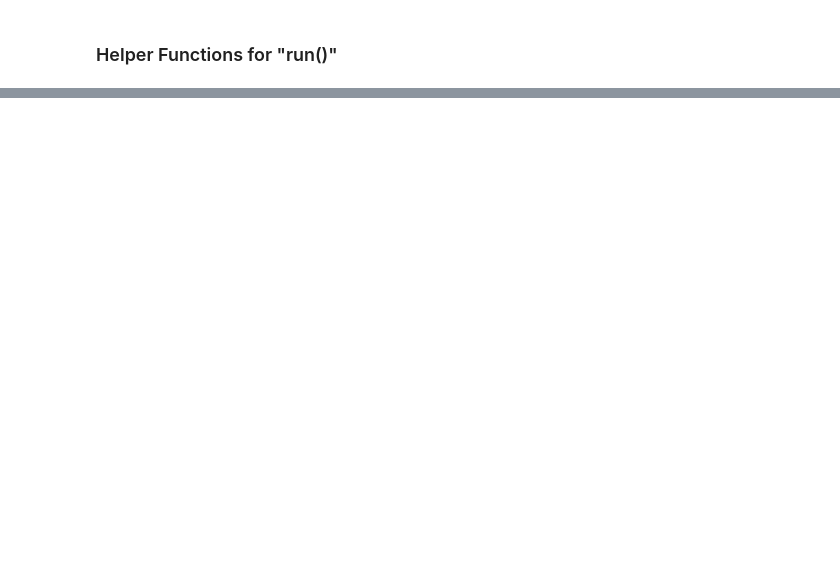
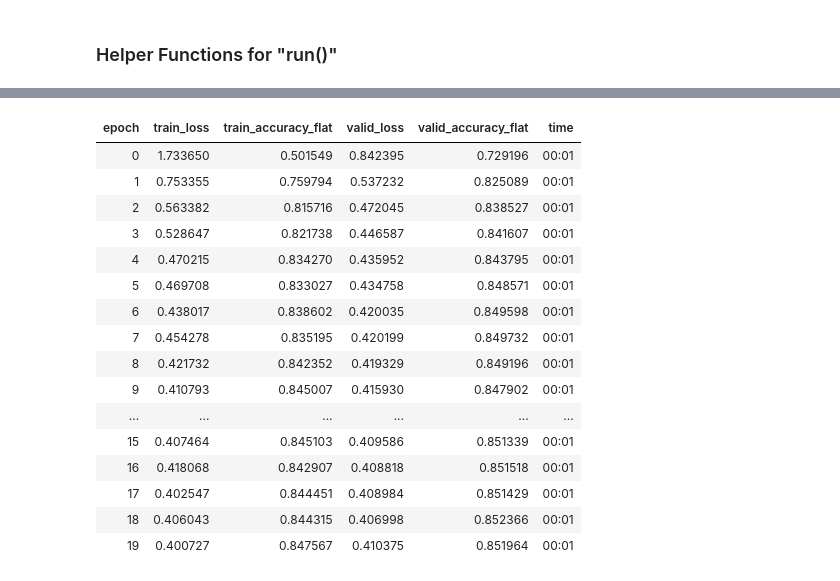
Before and after one commit to joLahann/fastpm, a Jupyter notebook: nbs/13_fastpm_control_flow_prediction_comparison.ipynb, the cells around one changed output, grey strips where cells are left out. Saved outputs shown, nothing was run; the diff lists cells and outputs as text; code cells hidden in the pictures; blank space fills up the shorter version.

```diff
--- a/nbs/13_fastpm_control_flow_prediction_comparison.ipynb
+++ b/nbs/13_fastpm_control_flow_prediction_comparison.ipynb
@@ -268,15 +307,0 @@ dictc.get(s,defaultfunc)()
-# %%
-class ProcessPrediction:
-
-    def precproccessing():
-        pass
-    def training():
-        pass
-    def create_model():
-        pass
-    def testing():
-        pass
-    def suffixPrediction():
-        pass
-    def nextStepPrediction():
-        pass
@@ -282,0 +492,4 @@ class ProcessPrediction:
+# %%
+preprocesser = Preprocessing(URLs.BPIC_2012, processing_params)
+# %%
+data, test, vocab = preprocesser.preprocess_it()
@@ -282,0 +500,2 @@ class ProcessPrediction:
+# %%
+awdlstm = AwdLstm(300, 300, 2, vocab).buildawd()
@@ -282,0 +521,20 @@ class ProcessPrediction:
+# %%
+learner = ProcessPrediction.training(awdlstm, data, training_params)
+# %% [output]
+| epoch | train_loss | train_accuracy_flat | valid_loss | valid_accuracy_flat | time |
+| 0 | 1.733650 | 0.501549 | 0.842395 | 0.729196 | 00:01 |
+| 1 | 0.753355 | 0.759794 | 0.537232 | 0.825089 | 00:01 |
+| 2 | 0.563382 | 0.815716 | 0.472045 | 0.838527 | 00:01 |
+| 3 | 0.528647 | 0.821738 | 0.446587 | 0.841607 | 00:01 |
+| 4 | 0.470215 | 0.834270 | 0.435952 | 0.843795 | 00:01 |
+| 5 | 0.469708 | 0.833027 | 0.434758 | 0.848571 | 00:01 |
+| 6 | 0.438017 | 0.838602 | 0.420035 | 0.849598 | 00:01 |
+| 7 | 0.454278 | 0.835195 | 0.420199 | 0.849732 | 00:01 |
+| 8 | 0.421732 | 0.842352 | 0.419329 | 0.849196 | 00:01 |
+| 9 | 0.410793 | 0.845007 | 0.415930 | 0.847902 | 00:01 |
+| ... | ... | ... | ... | ... | ... |
+| 15 | 0.407464 | 0.845103 | 0.409586 | 0.851339 | 00:01 |
+| 16 | 0.418068 | 0.842907 | 0.408818 | 0.851518 | 00:01 |
+| 17 | 0.402547 | 0.844451 | 0.408984 | 0.851429 | 00:01 |
+| 18 | 0.406043 | 0.844315 | 0.406998 | 0.852366 | 00:01 |
+| 19 | 0.400727 | 0.847567 | 0.410375 | 0.851964 | 00:01 |
```
Also changed, not shown: parts of 19 cells of this notebook, 5 other files.
